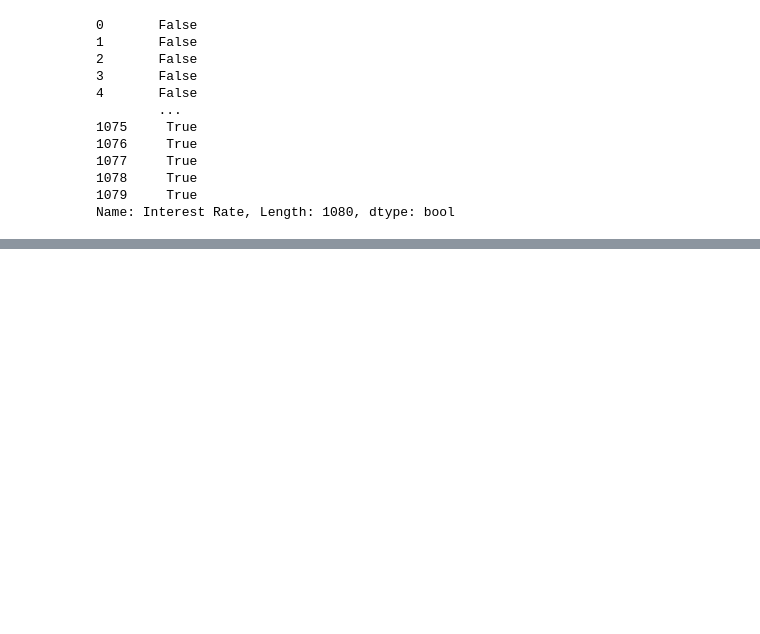
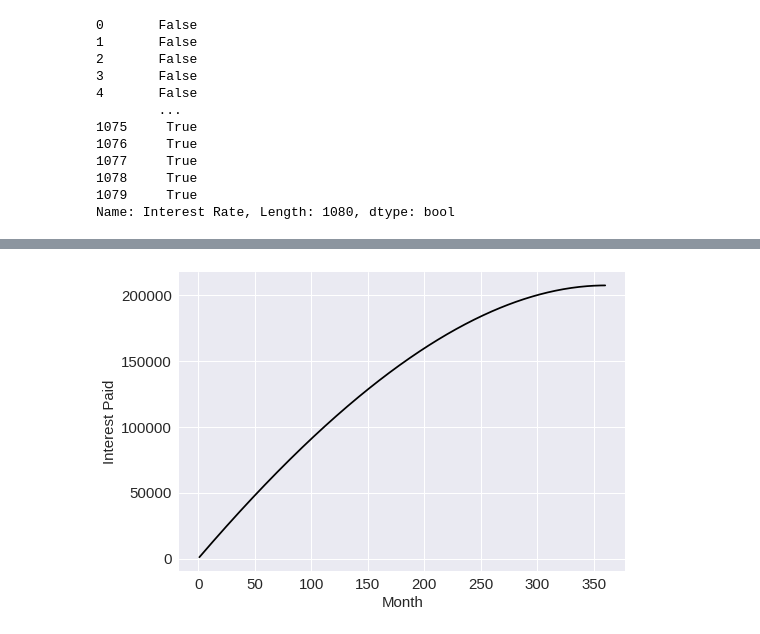
Before and after one commit to rajasreekalli/datascience-dojo, a Jupyter notebook: Recrete_Graph2.ipynb, the cells around one changed output, grey strips where cells are left out. Drawn from its saved outputs; the diff is of its cells as text; code cells hidden in the pictures; blank space fills up the shorter version.

```diff
--- a/Recrete_Graph2.ipynb
+++ b/Recrete_Graph2.ipynb
@@ -80,5 +110,8 @@ Name: Interest Rate, Length: 1080, dtype: bool
 # %%
 # 4. Since we want to graph the cumulative sum of the interest paid, you can use the function .cumsum().  What are the first three values in the output for the cumulative sum of the 3% rate?
-df['Interest Rate']==0.03
-df.cumsum().head()
+plt.plot(new_df['Month'], new_df['Interest Paid'].cumsum() , c= 'k');
+plt.xlabel('Month', fontsize = 15)
+plt.ylabel('Interest Paid', fontsize = 15);
+plt.xticks(fontsize = 15)
+plt.yticks(fontsize = 15);
 # %% [output]
@@ -91 +118,2 @@ df.cumsum().head()
+[figure, added]
 # %%
```
Also changed, not shown: parts of 11 cells of this notebook.
